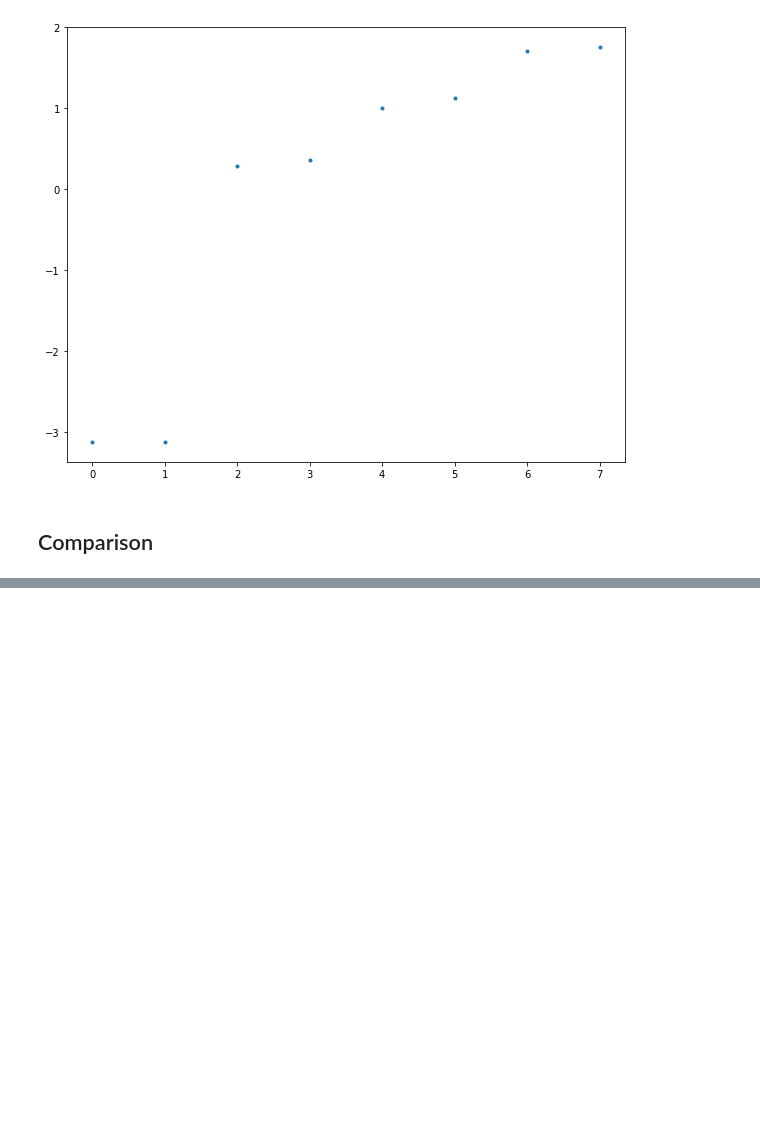
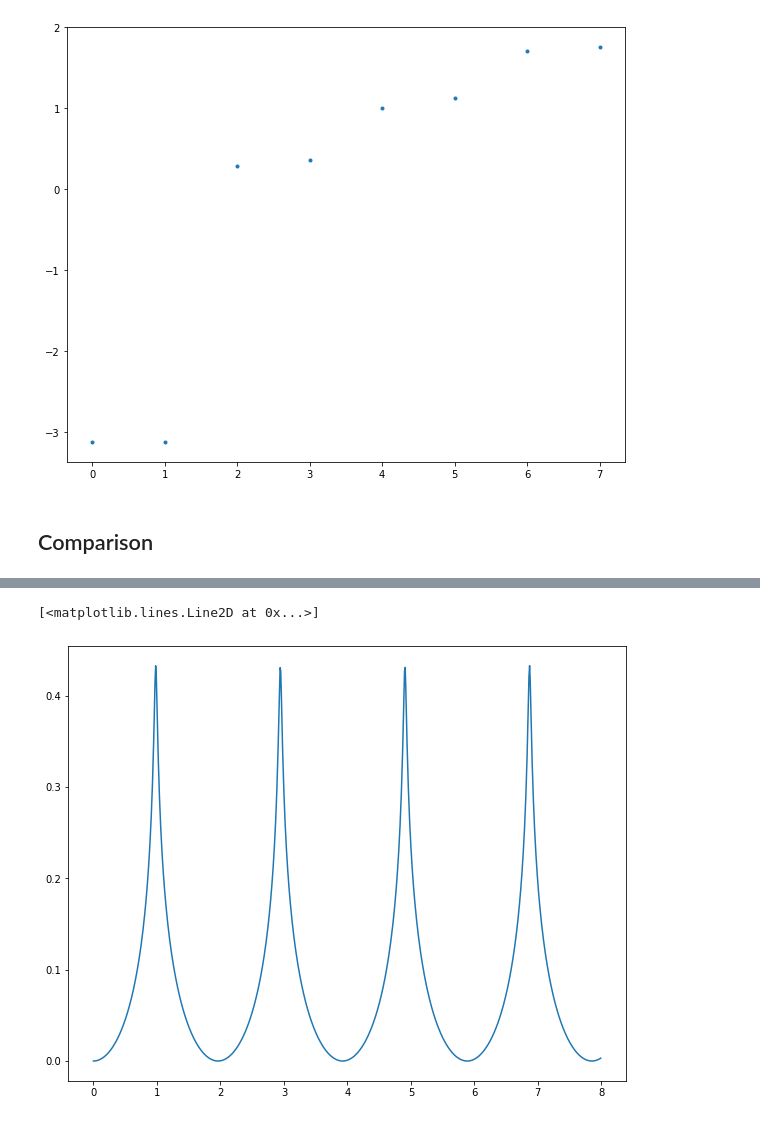
Before and after one commit to jacarolan/QuSpinLatticeFermions, a Jupyter notebook: Zn Verification.ipynb, the cells around one changed output, grey strips where cells are left out. Cells and saved outputs as stored; diff of their text form; code cells hidden in the pictures; blank space fills up the shorter version.

Commit message:
Added real-time dynamics to Zn, found discontinuities

```diff
--- a/Zn Verification.ipynb
+++ b/Zn Verification.ipynb
@@ -137,0 +172,34 @@ Maximum difference between eigenvalues: 2.7928636549096435
+# %%
+E_init,V_init=H_init.eigsh(k=1,which='SA',maxiter=1e8)
+psi_i=V_init[:,0]
+psi_i = psi_i.reshape((-1,))
+del H_init
+# %%
+T = 8
+dt = 0.01
+
+##### define data type for the simulation
+dtype_real = np.float64
+dtype_cmplx = np.result_type(dtype_real,np.complex64)
+# pre assign arrays
+times = np.arange(0,T,dt)                               # times
+Lt = np.zeros(len(times),dtype=dtype_real)              # Lohschmidt echo
+# construct piece-wise constant unitaries
+expH = expm_multiply_parallel(H.tocsr(),a=-1j*dt,dtype=dtype_cmplx)
+# auxiliary array for memory efficiency
+psi=psi_i.copy().astype(np.complex128)
+work_array=np.zeros((2*len(psi),), dtype=psi.dtype) # twice as long because complex_valued
+# prepare output
+# file_Loschmidt = open(folder_save+'/Loschmidt_rate',"w")
+# file_Loschmidt.close
+loschmidt = []
+for i in range(len(times)):
+    if i % (len(times)//10) == 0:
+        print("# T = ",times[i])
+    Lt[i]=-np.log(np.abs(np.vdot(psi_i,psi)))/N
+#     file_Loschmidtfile = open(folder_save+'/Loschmidt_rate',"a")
+    print(f"{times[i]}\t {Lt[i]}")#file_Loschmidtfile.write(f"{times[i]}\t {Lt[i]} \n")
+    loschmidt += [Lt[i]]
+#     file_Loschmidtfile.close()
+    expH.dot(psi,work_array=work_array,overwrite_v=True)
+# END of time evolution
@@ -137,0 +224,5 @@ Maximum difference between eigenvalues: 2.7928636549096435
+# %%
+plt.plot(times, loschmidt)
+# %% [output]
+[<matplotlib.lines.Line2D at 0x...>]
+[figure, added]
```
Also changed, not shown: parts of 6 cells of this notebook.
